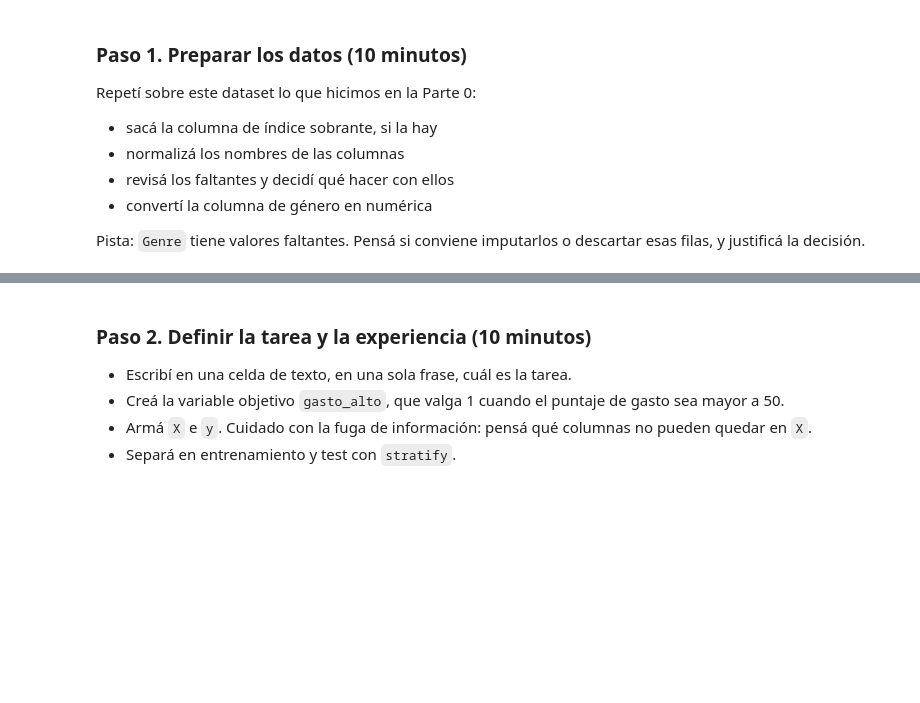
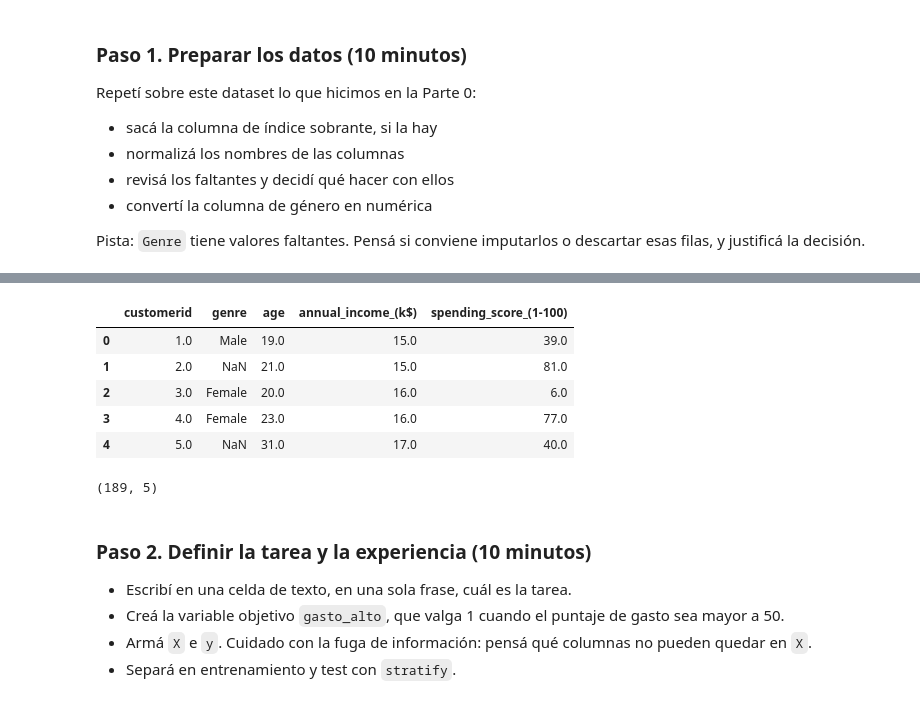
Before and after one commit to EmiiFernandez/actividades_data_sciente_ypf, a Jupyter notebook: notebook/C10_Notebook-14.ipynb, the cells around one changed output, grey strips where cells are left out. Saved outputs shown, nothing was run; the diff lists cells and outputs as text; code cells hidden in the pictures; blank space fills up the shorter version.

```diff
--- a/notebook/C10_Notebook-14.ipynb
+++ b/notebook/C10_Notebook-14.ipynb
@@ -322,0 +454,12 @@ Pista: `Genre` tiene valores faltantes. Pensá si conviene imputarlos o descarta
+# %%
+# Columna de índice que quedó de la exportación
+if 'Unnamed: 0' in clientes.columns:
+    clientes = clientes.drop(columns=['Unnamed: 0'])
+
+# Nombres de columnas más cómodos de escribir
+clientes.columns = (clientes.columns
+                    .str.strip()
+                    .str.lower()
+                    .str.replace(' ', '_')
+                    .str.replace('/', '_'))
+clientes.columns.tolist()
@@ -323,3 +479,17 @@ Pista: `Genre` tiene valores faltantes. Pensá si conviene imputarlos o descarta
+# %%
+clientes_limpio = clientes['customerid'].dropna()
+clientes_limpio.head()
+# %% [output]
+|  | customerid | genre | age | annual_income_(k$) | spending_score_(1-100) |
+| 0 | 1.0 | Male | 19.0 | 15.0 | 39.0 |
+| 1 | 2.0 | NaN | 21.0 | 15.0 | 81.0 |
+| 2 | 3.0 | Female | 20.0 | 16.0 | 6.0 |
+| 3 | 4.0 | Female | 23.0 | 16.0 | 77.0 |
+| 4 | 5.0 | NaN | 31.0 | 17.0 | 40.0 |
+# %%
+clientes.shape
+# %% [output]
+(189, 5)
 # %% [markdown]
 ### Paso 2. Definir la tarea y la experiencia (10 minutos)
 
```
Also changed, not shown: parts of 28 cells of this notebook.
